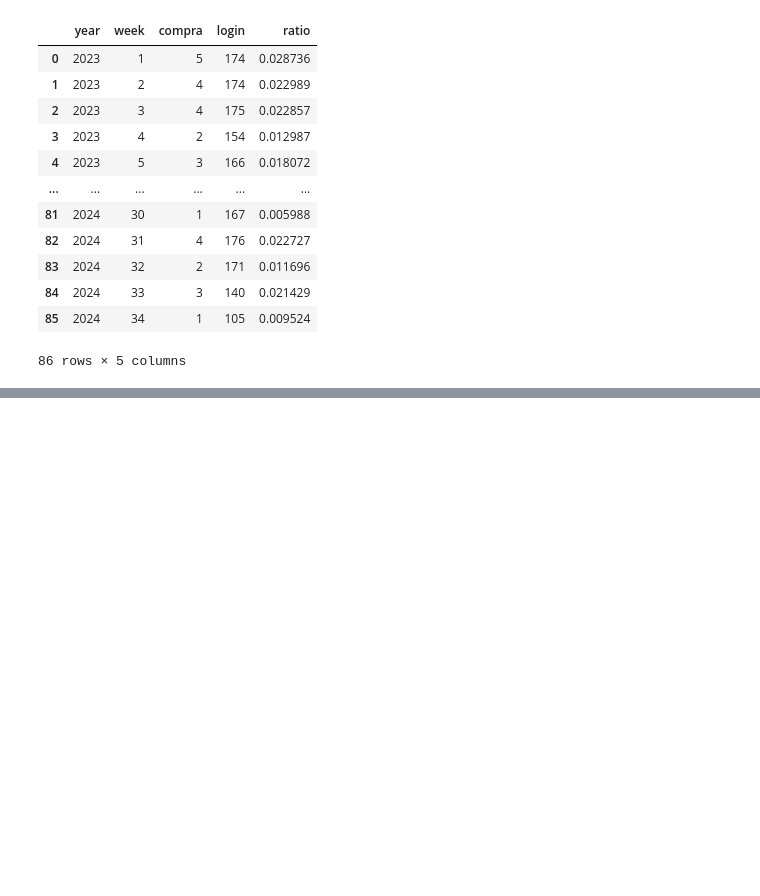
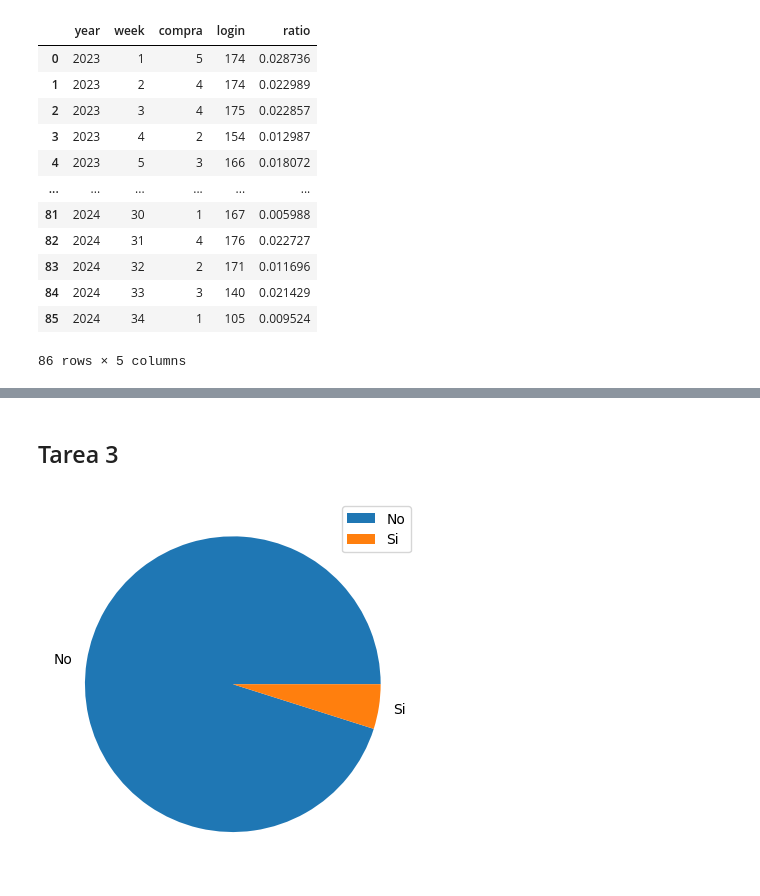
Before and after one commit to sagomeza1/pcun, a Jupyter notebook: nb.ipynb, the cells around one changed output, grey strips where cells are left out. Cells and saved outputs as stored; diff of their text form; code cells hidden in the pictures; blank space fills up the shorter version.

```diff
--- a/nb.ipynb
+++ b/nb.ipynb
@@ -123,0 +239,8 @@ resumen_semana.reset_index()
+# %% [markdown]
+## Tarea 3
+# %%
+plt.pie(pagos["fraude"].value_counts(), labels=["No", "Si"])
+plt.legend()
+plt.show()
+# %% [output]
+[figure, added]
```
Also changed, not shown: parts of 38 cells of this notebook.
